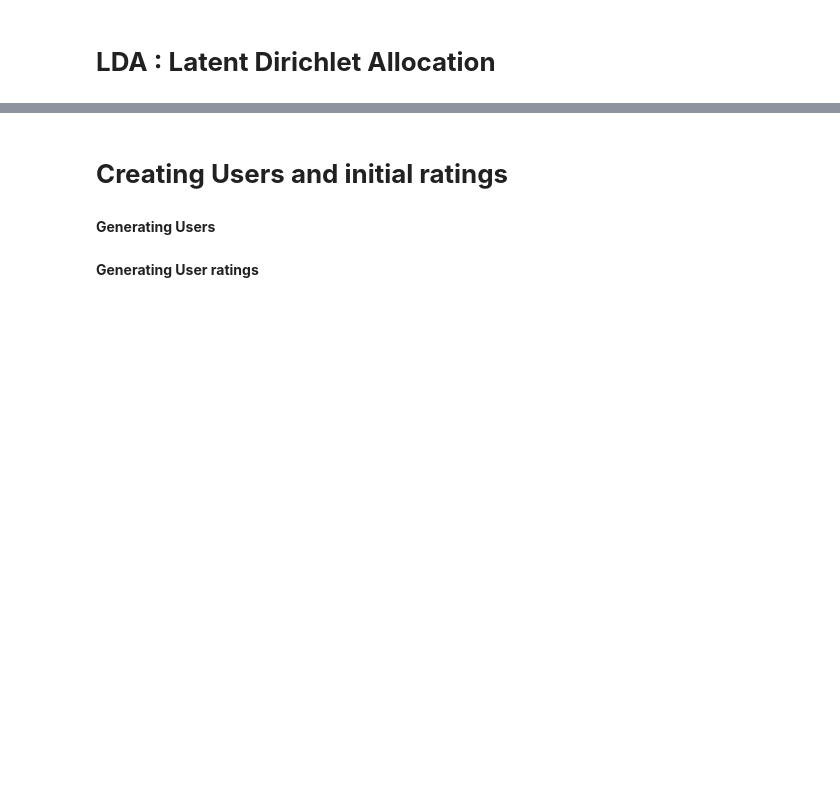
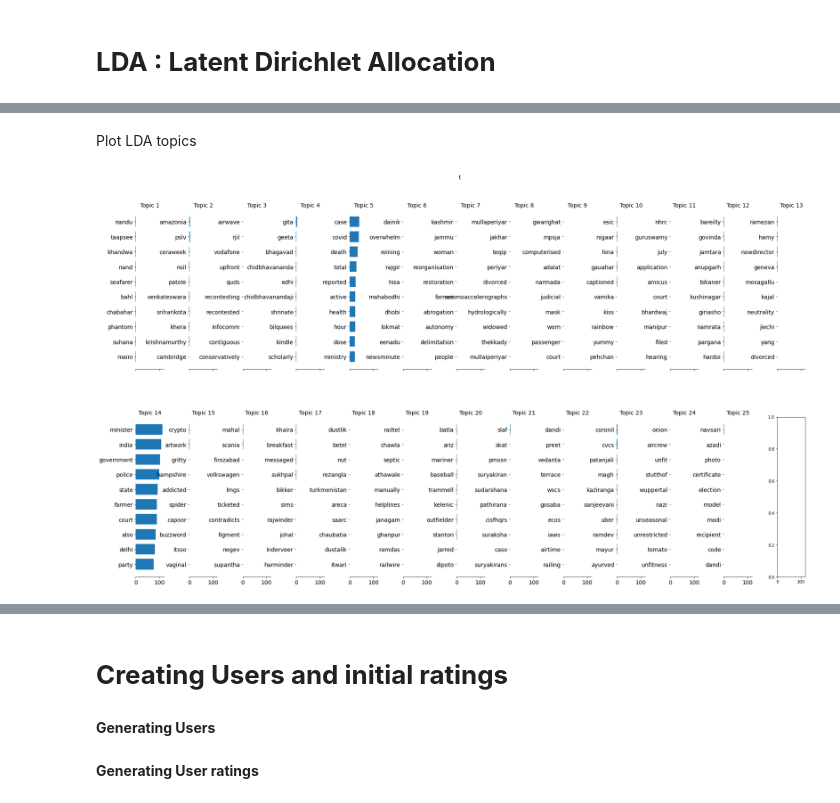
Before and after one commit to sarvesh237/News-Recom, a Jupyter notebook: NewsRecommenderAssignment.ipynb, the cells around one changed output, grey strips where cells are left out. Saved outputs shown, nothing was run; the diff lists cells and outputs as text; code cells hidden in the pictures; blank space fills up the shorter version.

```diff
--- a/NewsRecommenderAssignment.ipynb
+++ b/NewsRecommenderAssignment.ipynb
@@ -271,7 +259,6 @@ Topic 24:  ['delhi', 'ministry', 'toolkit', 'police', 'disha', 'kerala', 'railwa
 # %%
-#lda
 
-lda = LatentDirichletAllocation(n_components=25)
+lda = LatentDirichletAllocation(n_components=25, max_iter=10, learning_method='online', random_state=100)
 lda_matrix = lda.fit_transform(df_vecs)
 lda_topics = lda.fit(df_vecs)
 for idx, topic in enumerate(lda.components_):
@@ -297,21 +312,26 @@ Topic  24 bandh dividend ayush adarsh sugarcane smoking dhaba harmful pellet bre
+# %% [markdown]
+Plot LDA topics
 # %%
 def plot_top_words(model, feature_names, n_top_words, title):
-    fig, axes = plt.subplots(2, 5, figsize=(30, 15), sharex=True)
+    fig, axes = plt.subplots(2, 13, figsize=(30, 15), sharex=True)
     axes = axes.flatten()
     for topic_idx, topic in enumerate(model.components_):
         top_features_ind = topic.argsort()[:-n_top_words - 1:-1]
         top_features = [feature_names[i] for i in top_features_ind]
         weights = topic[top_features_ind]
-
         ax = axes[topic_idx]
         ax.barh(top_features, weights, height=0.7)
         ax.set_title(f'Topic {topic_idx +1}',
-                     fontdict={'fontsize': 30})
+                     fontdict={'fontsize': 14})
         ax.invert_yaxis()
-        ax.tick_params(axis='both', which='major', labelsize=20)
+        ax.tick_params(axis='both', which='major', labelsize=14)
         for i in 'top right left'.split():
             ax.spines[i].set_visible(False)
-        fig.suptitle(title, fontsize=40)
+        fig.suptitle(title, fontsize=14)
 
     plt.subplots_adjust(top=0.90, bottom=0.05, wspace=0.90, hspace=0.3)
     plt.show()
+
+plot_top_words(lda, feature_names, 10, "t")
+# %% [output]
+[figure, added]
```
Also changed, not shown: parts of 21 cells of this notebook.
